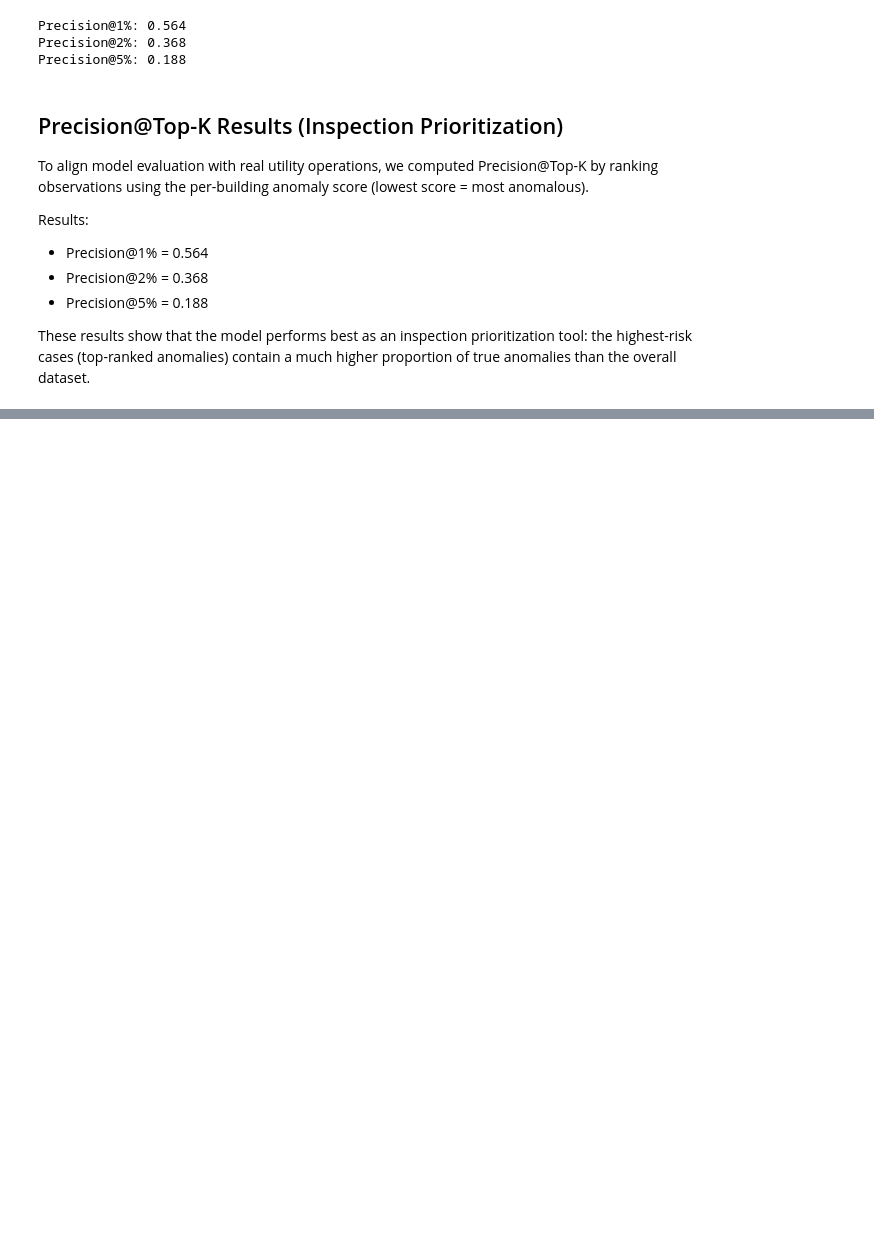
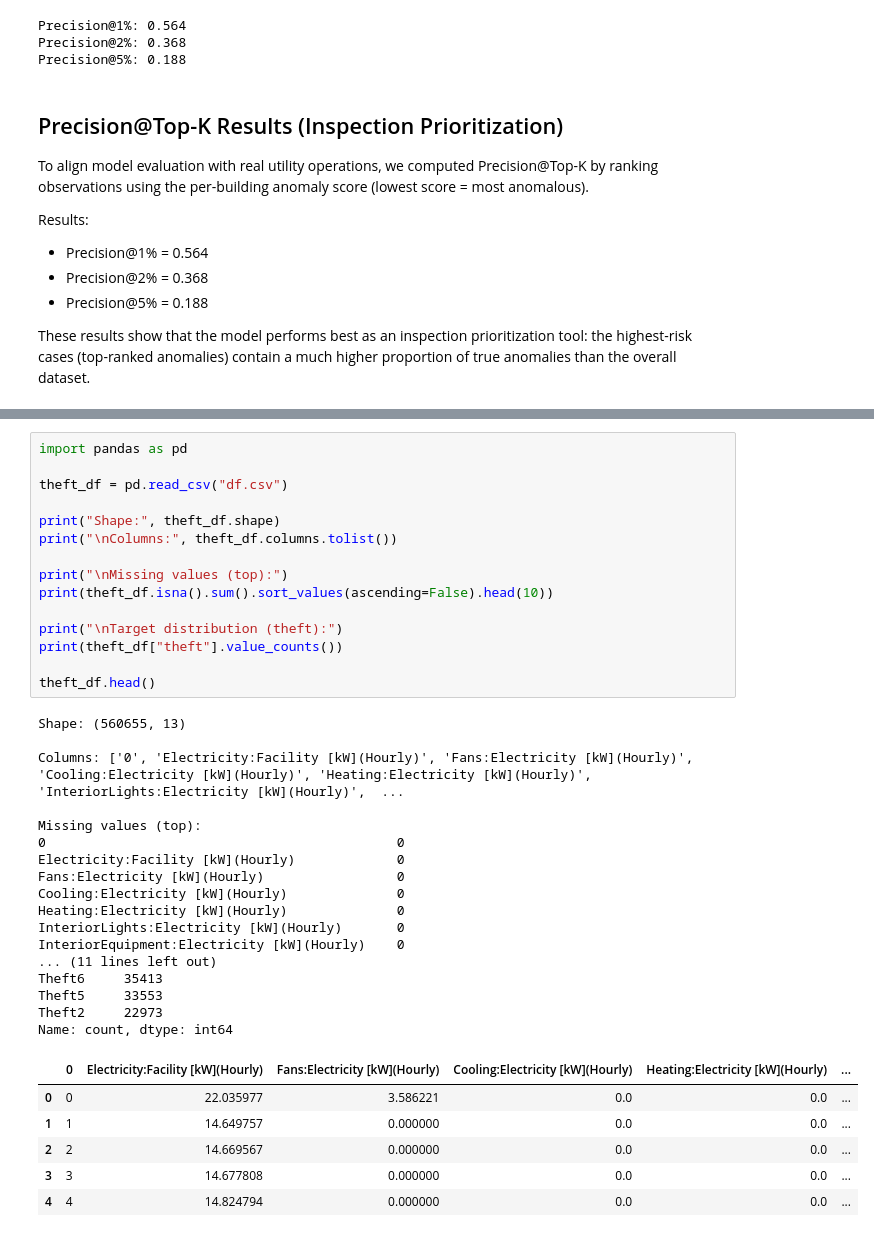
Before and after one commit to Vincent-Muteti/Energy-Anomaly-Power-Theft-Detection-System-, a Jupyter notebook: group5.ipynb, the cells around one changed output, grey strips where cells are left out. Cells and saved outputs as stored; diff of their text form; blank space fills up the shorter version.

```diff
--- a/group5.ipynb
+++ b/group5.ipynb
@@ -690,0 +703,39 @@ These results show that the model performs best as an inspection prioritization
+# %%
+import pandas as pd
+
+theft_df = pd.read_csv("df.csv")
+
+print("Shape:", theft_df.shape)
+print("\nColumns:", theft_df.columns.tolist())
+
+print("\nMissing values (top):")
+print(theft_df.isna().sum().sort_values(ascending=False).head(10))
+
+print("\nTarget distribution (theft):")
+print(theft_df["theft"].value_counts())
+
+theft_df.head()
+# %% [output]
+Shape: (560655, 13)
+
+Columns: ['0', 'Electricity:Facility [kW](Hourly)', 'Fans:Electricity [kW](Hourly)', 'Cooling:Electricity [kW](Hourly)', 'Heating:Electricity [kW](Hourly)', 'InteriorLights:Electricity [kW](Hourly)',  ...
+
+Missing values (top):
+0                                             0
+Electricity:Facility [kW](Hourly)             0
+Fans:Electricity [kW](Hourly)                 0
+Cooling:Electricity [kW](Hourly)              0
+Heating:Electricity [kW](Hourly)              0
+InteriorLights:Electricity [kW](Hourly)       0
+InteriorEquipment:Electricity [kW](Hourly)    0
+... (11 lines left out)
+Theft6     35413
+Theft5     33553
+Theft2     22973
+Name: count, dtype: int64
+|  | 0 | Electricity:Facility [kW](Hourly) | Fans:Electricity [kW](Hourly) | Cooling:Electricity [kW](Hourly) | Heating:Electricity [kW](Hourly) | ... |
+| 0 | 0 | 22.035977 | 3.586221 | 0.0 | 0.0 | ... |
+| 1 | 1 | 14.649757 | 0.000000 | 0.0 | 0.0 | ... |
+| 2 | 2 | 14.669567 | 0.000000 | 0.0 | 0.0 | ... |
+| 3 | 3 | 14.677808 | 0.000000 | 0.0 | 0.0 | ... |
+| 4 | 4 | 14.824794 | 0.000000 | 0.0 | 0.0 | ... |
```
Also changed, not shown: parts of 9 cells of this notebook.
